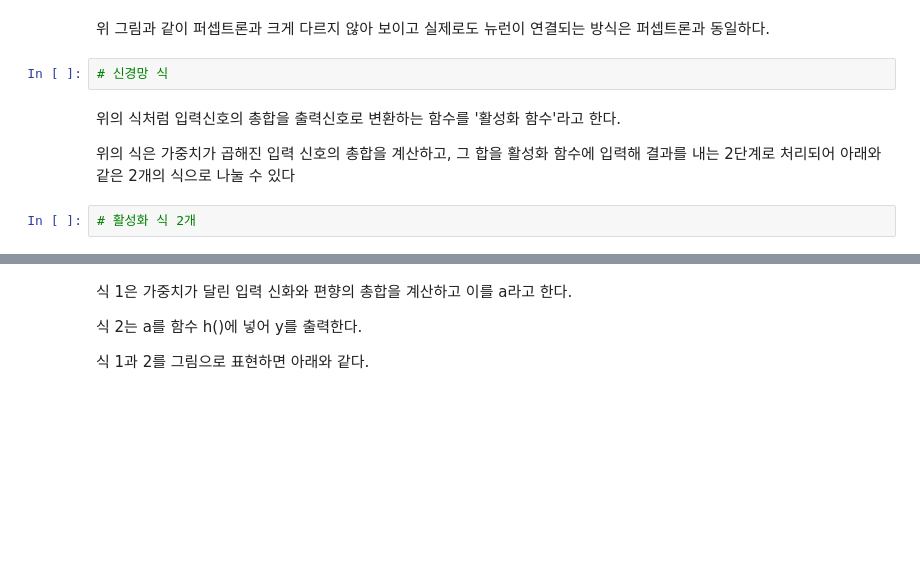
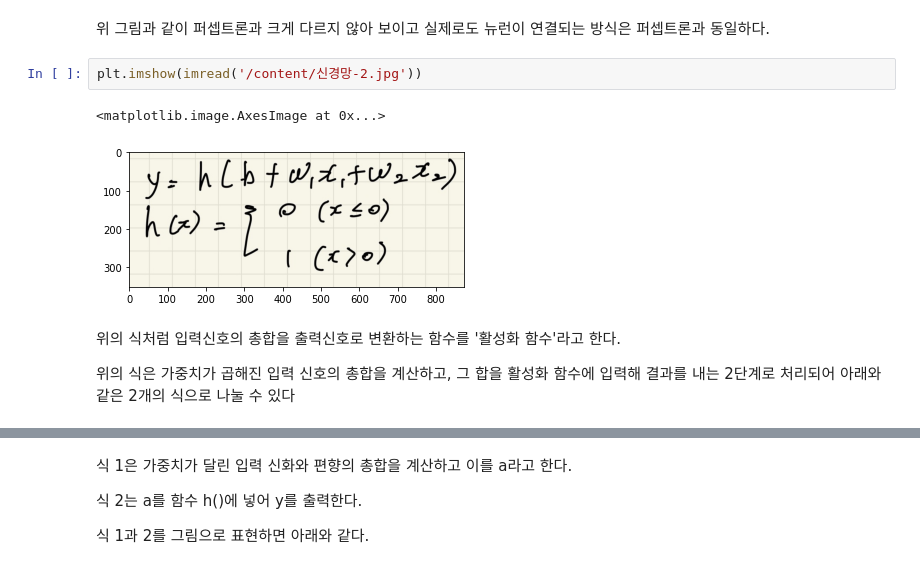
Before and after one commit to Touhou09/modelImplementTrial, a Jupyter notebook: Neural_Network.ipynb, the cells around one changed output, grey strips where cells are left out. Drawn from its saved outputs; the diff is of its cells as text; blank space fills up the shorter version.

```diff
--- a/Neural_Network.ipynb
+++ b/Neural_Network.ipynb
@@ -10,10 +16,11 @@
 # %% [markdown]
 위 그림과 같이 퍼셉트론과 크게 다르지 않아 보이고 실제로도 뉴런이 연결되는 방식은 퍼셉트론과 동일하다.
-# %%
-# 신경망 식
+# %%
+plt.imshow(imread('/content/신경망-2.jpg'))
+# %% [output]
+<matplotlib.image.AxesImage at 0x...>
+[figure, added]
 # %% [markdown]
 위의 식처럼 입력신호의 총합을 출력신호로 변환하는 함수를 '활성화 함수'라고 한다.
 
 위의 식은 가중치가 곱해진 입력 신호의 총합을 계산하고, 그 합을 활성화 함수에 입력해 결과를 내는 2단계로 처리되어 아래와 같은 2개의 식으로 나눌 수 있다
-# %%
-# 활성화 식 2개
```
Also changed, not shown: parts of 9 cells of this notebook.
